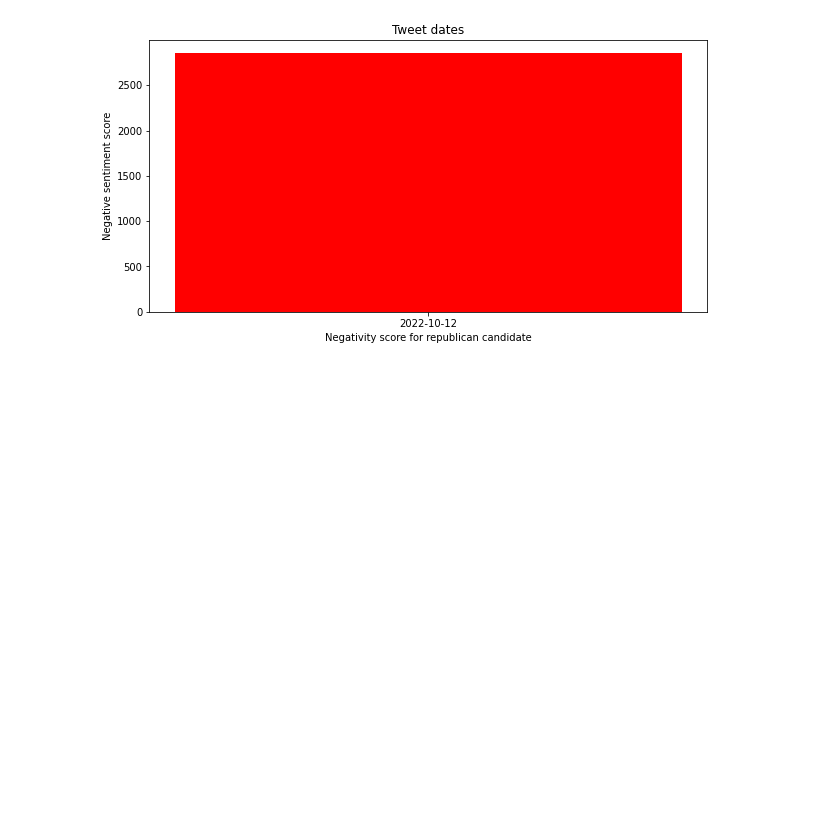
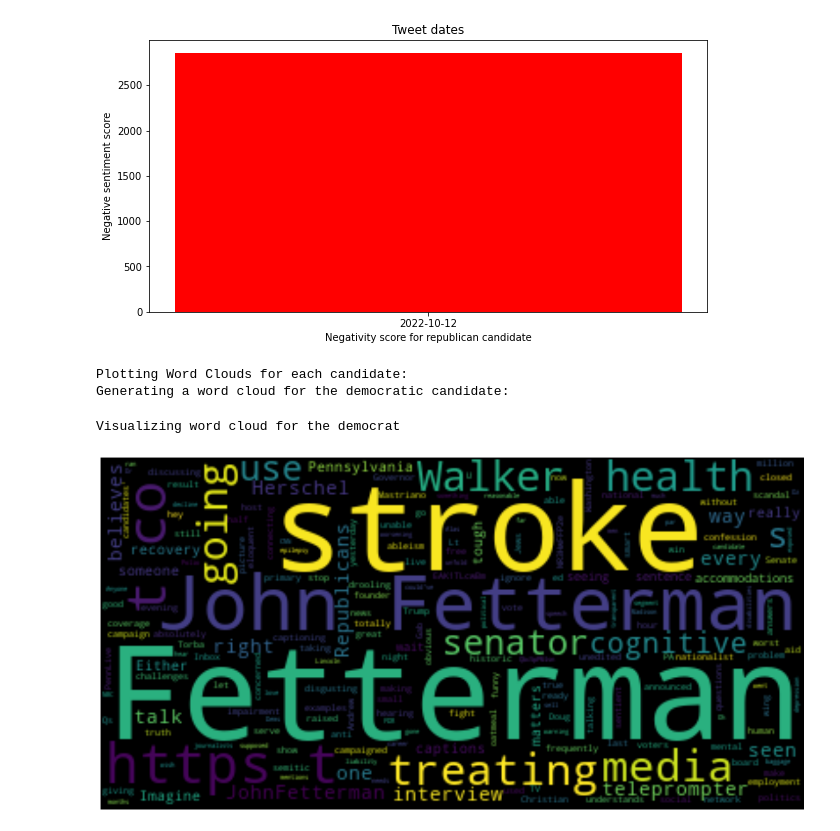
Before and after one commit to Denisfench/twitter_sentiment_analysis, a Jupyter notebook: twitter-sentiment-analysis.ipynb, the cells around one changed output. Cells and saved outputs as stored; diff of their text form; code cells hidden in the pictures; blank space fills up the shorter version.

Commit message:
adding word clouds and analysis

```diff
--- a/twitter-sentiment-analysis.ipynb
+++ b/twitter-sentiment-analysis.ipynb
@@ -71,6 +56,0 @@ Status(_api=<tweepy.api.API object at 0x...>, _json={'created_at': 'Sun Oct 09 1
-# %%
-# TEST CODE
-
-json_tweet_str = json.dumps(tweet_status._json)
-
-json_tweet = json.loads(json_tweet_str)
@@ -351,3 +308,32 @@ plt.show()
 # %% [output]
 Plotting the data for the republican candidate:
 [figure]
+# %%
+print("Plotting Word Clouds for each candidate:")
+
+print("Generating a word cloud for the democratic candidate:")
+
+all_democrat_candidates_tokens = ' '.join(token["full_text"] for token in
+                                          democratic_json_tweets)
+
+all_republican_candidates_tokens = ' '.join(token["full_text"] for token in
+                                          republican_json_tweets)
+
+dem_word_cloud = WordCloud(random_state=21,
+                           max_font_size=119).generate(all_democrat_candidates_tokens)
+
+rep_word_cloud = WordCloud(width = 500, height = 300, random_state=21,
+                           max_font_size=119).generate(all_republican_candidates_tokens)
+# %% [output]
+Plotting Word Clouds for each candidate:
+Generating a word cloud for the democratic candidate:
+# %%
+print("Visualizing word cloud for the democrat")
+
+plt.figure(figsize=(20,10))
+plt.imshow(dem_word_cloud, interpolation='bilinear')
+plt.axis('off')
+plt.show()
+# %% [output]
+Visualizing word cloud for the democrat
+[figure, added]
```
Also changed, not shown: parts of 19 cells of this notebook.
